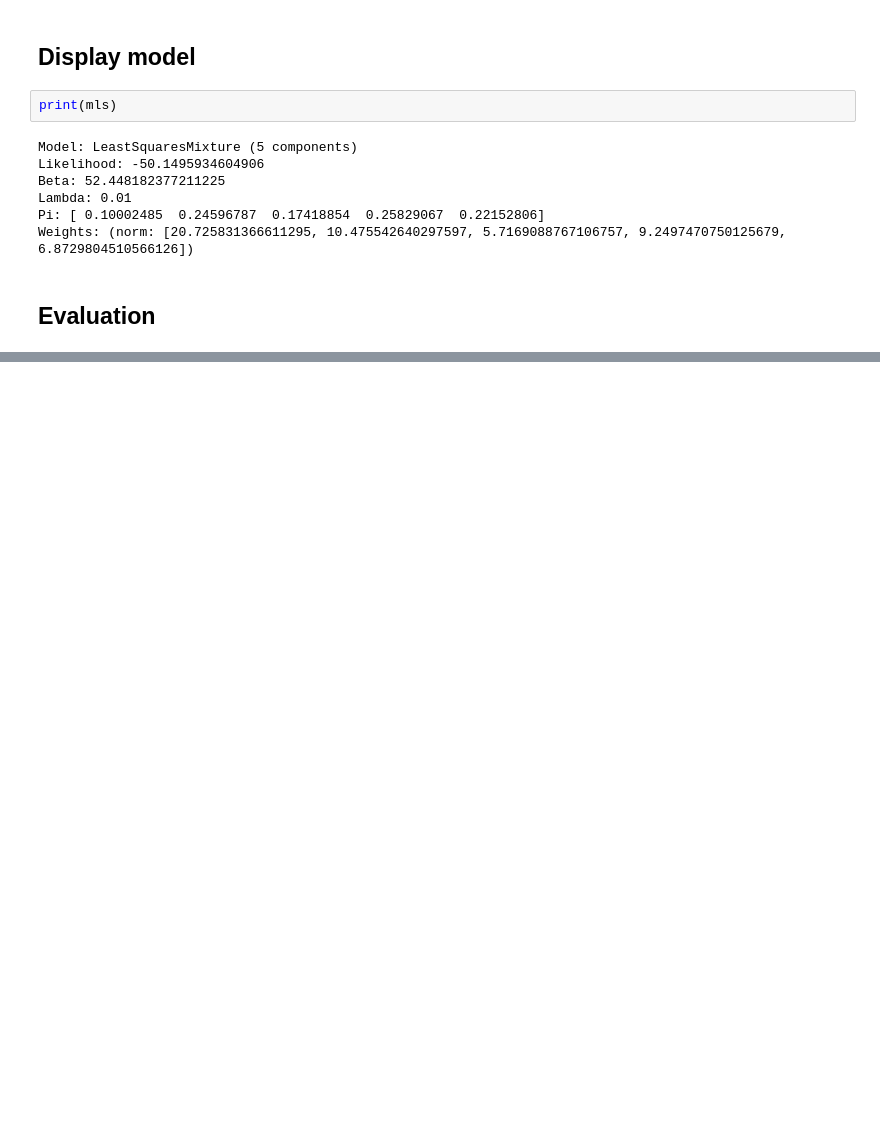
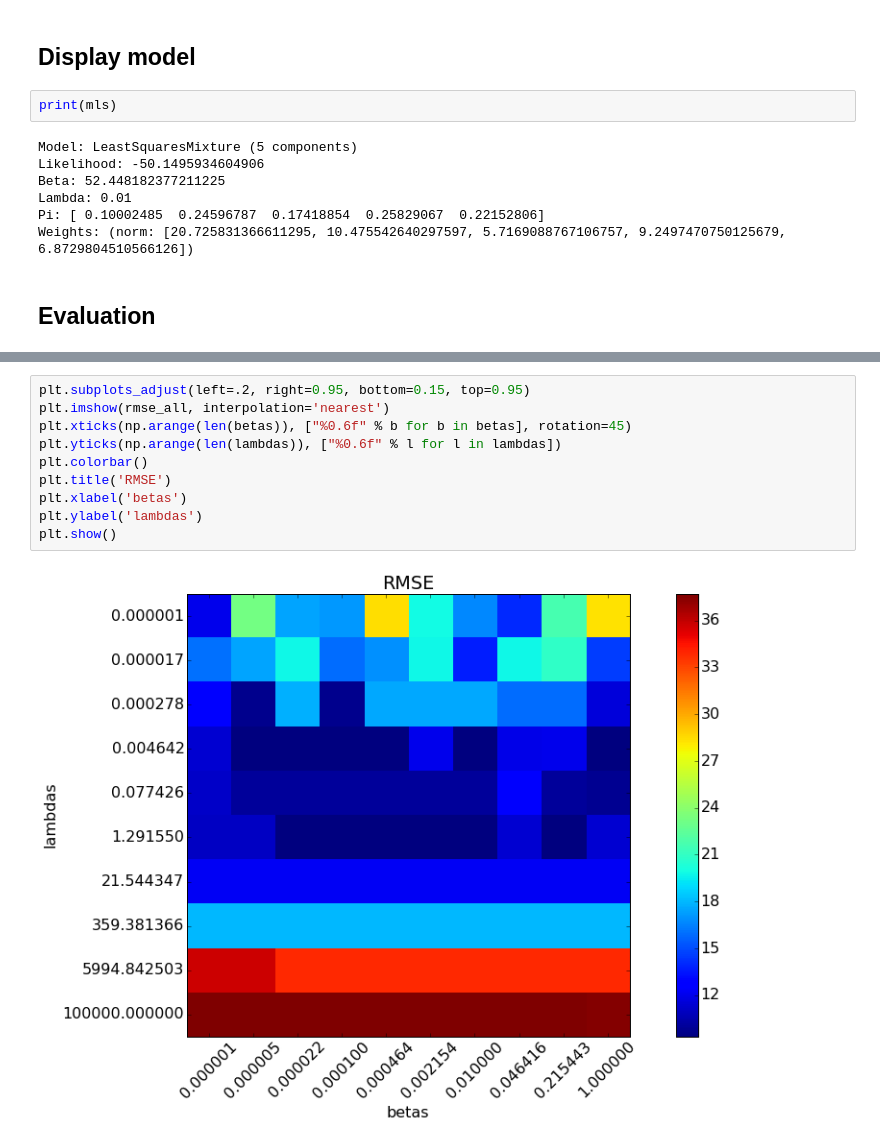
Before and after one commit to vicow/gaussian-process, a Jupyter notebook: notebooks/sidekick-6-mixture-of-least-squares.ipynb, the cells around one changed output, grey strips where cells are left out. Cells and saved outputs as stored; diff of their text form; blank space fills up the shorter version.

```diff
--- a/notebooks/sidekick-6-mixture-of-least-squares.ipynb
+++ b/notebooks/sidekick-6-mixture-of-least-squares.ipynb
@@ -121,0 +185,12 @@ Chosen  : Counter({3: 103, 4: 37, 1: 32, 0: 21, 2: 7})
+# %%
+plt.subplots_adjust(left=.2, right=0.95, bottom=0.15, top=0.95)
+plt.imshow(rmse_all, interpolation='nearest')
+plt.xticks(np.arange(len(betas)), ["%0.6f" % b for b in betas], rotation=45)
+plt.yticks(np.arange(len(lambdas)), ["%0.6f" % l for l in lambdas])
+plt.colorbar()
+plt.title('RMSE')
+plt.xlabel('betas')
+plt.ylabel('lambdas')
+plt.show()
+# %% [output]
+[figure, added]
```
Also changed, not shown: parts of 8 cells of this notebook, 3 other files.
